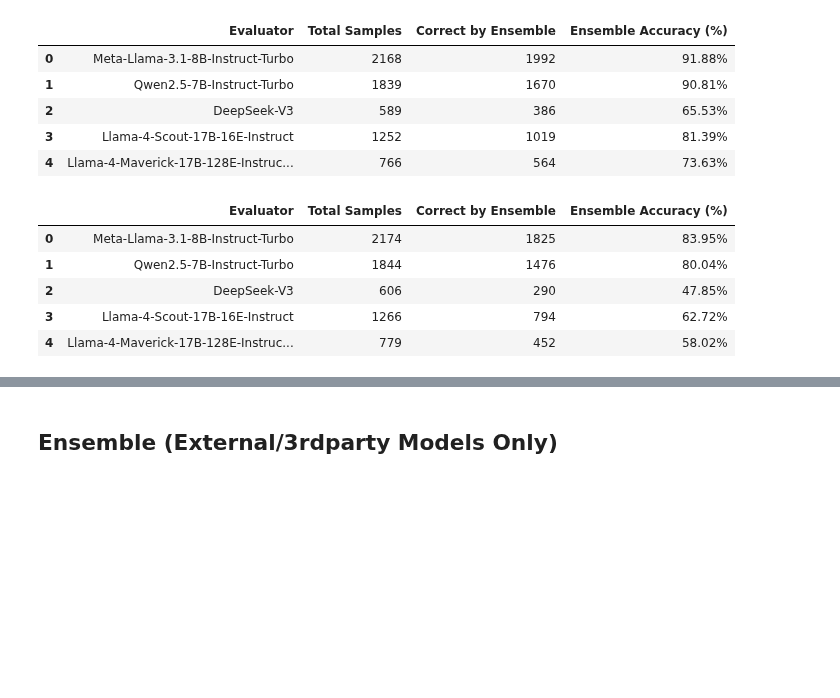
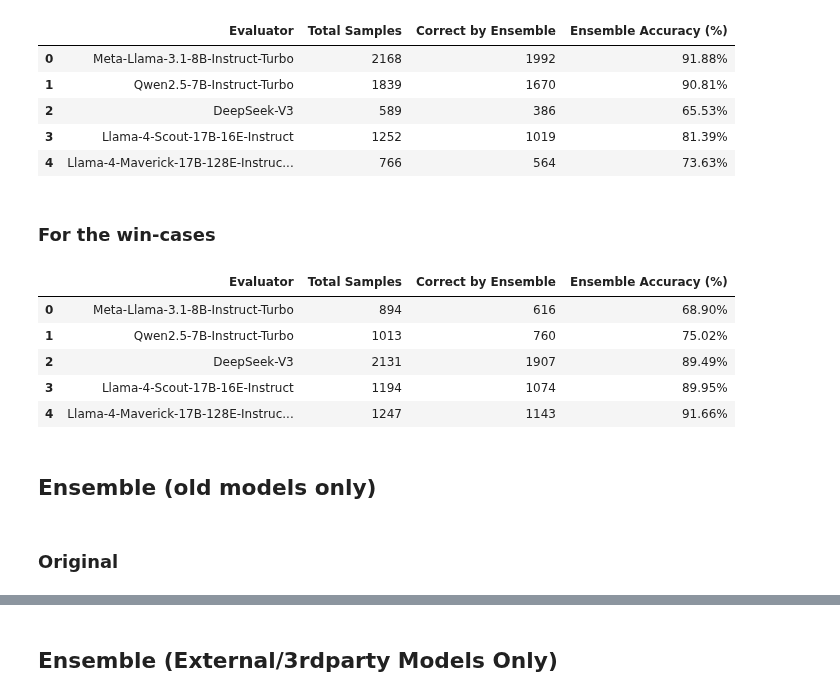
Before and after one commit to Taslim-M/self_recognition, a Jupyter notebook: analysis_quality.ipynb, the cells around one changed output, grey strips where cells are left out. Saved outputs shown, nothing was run; the diff lists cells and outputs as text; code cells hidden in the pictures; blank space fills up the shorter version.

Commit message:
complete third_party for other settings

```diff
--- a/analysis_quality.ipynb
+++ b/analysis_quality.ipynb
@@ -3366,10 +3807,6 @@ Evaluator Accuracy Results
 +----+----------------------------------------+-----------+---------+----------------+
 # %% [markdown]
 # Paraphrase (Competitor reason by Evaluator)
-# %%
-# Load JSON file into a variable
-with open('.\quality\paraphrased_by_others.json', 'r') as file:
-    responses = json.load(file)
 # %% [markdown]
 ### harmful subset (model wrong)
 # %%
@@ -4413,0 +5104,3 @@ print(tabulate(grouped_counts_df_percentage, headers="keys", tablefmt="grid", fl
+# %%
+with open(".\quality\preference_results_synonym_auto_no_text_harmful.json", 'r') as file:
+    preference_results_synonym_auto_no_text_harmful = json.load(file)
@@ -6758,6 +7940,13 @@ Evaluator Accuracy Results Overall Paraphrasing- 3rd Party Eval + Self Pref
 # # Load JSON file into a variable
 with open('.\quality\pref_results_third_party_eval_original.json', 'r') as file:
     pref_results_third_party_eval_original_harmful = json.load(file)
+
+with open('.\quality\pref_other_wrong_quality.json', 'r') as file:
+    preference_results_other_wrong = json.load(file)
+
+
+with open('.\quality\self_pref_quality.json', 'r') as file:
+    preference_results = json.load(file)
 # %%
 def classify_judge_vote(forward, backward, judge_type):
     pair = (forward, backward)
@@ -6937,60 +8213,67 @@ ensemble_accuracy_per_evaluator
+# %% [markdown]
+### For the win-cases
+# %%
+with open('.\quality\pref_other_wrong_quality.json', 'r') as file:
+    preference_results_other_wrong = json.load(file)
 # %%
-# Group records by evaluator from self_pref_quality
-from collections import defaultdict
-
 # Build ensemble lookup using just the pid
 ensemble_lookup_by_pid = {r['pid']: r for r in ensemble_results}
 
 # Initialize tracking
 evaluator_ensemble_stats = defaultdict(lambda: {"correct": 0, "total": 0})
 
-# Process each record in self_pref_quality
-for rec in self_pref_quality:
+# Function to compute ensemble correctness using majority of non-tie votes
+def majority_vote_is_correct(ensemble_rec):
+    votes = []
+    if ensemble_rec.get("judge_1_vote") in ["correct", "incorrect"]:
+        votes.append(ensemble_rec["judge_1_vote"])
+    if ensemble_rec.get("judge_2_vote") in ["correct", "incorrect"]:
+        votes.append(ensemble_rec["judge_2_vote"])
+    if "judge_3_votes" in ensemble_rec:
+        votes.extend([v for v in ensemble_rec["judge_3_votes"] if v in ["correct", "incorrect"]])
+
+    if not votes:
+        return None  # skip this record
+
+    return votes.count("correct") > votes.count("incorrect")
+
+# Process each record in preference_results_other_wrong
+for rec in preference_results_other_wrong:
     evaluator = rec['evaluator']
     pid = rec['pid']
 
-    # Look up corresponding ensemble record
     ensemble_rec = ensemble_lookup_by_pid.get(pid)
     if not ensemble_rec:
         continue
 
-    # Majority vote from 5 judges
-    judge_3_correct = ensemble_rec.get("judge_3_correct")
-    if judge_3_correct is not None and isinstance(judge_3_correct, list):
-        total_votes = [
-            ensemble_rec.get("judge_1_correct") is True,
-            ensemble_rec.get("judge_2_correct") is True,
-            *[val is True for val in judge_3_correct]
-        ]
-    else:
-        total_votes = [
-            ensemble_rec.get("judge_1_correct") is True,
-            ensemble_rec.get("judge_2_correct") is True
-        ]
-
-    correct_votes = sum(total_votes)
-    ensemble_correct = correct_votes >= 3
+    result = majority_vote_is_correct(ensemble_rec)
+    if result is None:
+        continue
 
     evaluator_ensemble_stats[evaluator]["total"] += 1
-    if ensemble_correct:
+    if result:
         evaluator_ensemble_stats[evaluator]["correct"] += 1
 
 # Format results into DataFrame
 ensemble_accuracy_per_evaluator = pd.DataFrame([
     {
         "Evaluator": evaluator,
         "Total Samples": stats["total"],
         "Correct by Ensemble": stats["correct"],
         "Ensemble Accuracy (%)": f"{(stats['correct'] / stats['total'] * 100):.2f}%" if stats["total"] > 0 else "N/A"
     }
     for evaluator, stats in evaluator_ensemble_stats.items()
 ])
 
 ensemble_accuracy_per_evaluator
 # %% [output]
 |  | Evaluator | Total Samples | Correct by Ensemble | Ensemble Accuracy (%) |
-| 0 | Meta-Llama-3.1-8B-Instruct-Turbo | 2174 | 1825 | 83.95% |
-| 1 | Qwen2.5-7B-Instruct-Turbo | 1844 | 1476 | 80.04% |
-| 2 | DeepSeek-V3 | 606 | 290 | 47.85% |
-| 3 | Llama-4-Scout-17B-16E-Instruct | 1266 | 794 | 62.72% |
-| 4 | Llama-4-Maverick-17B-128E-Instruc... | 779 | 452 | 58.02% |
+| 0 | Meta-Llama-3.1-8B-Instruct-Turbo | 894 | 616 | 68.90% |
+| 1 | Qwen2.5-7B-Instruct-Turbo | 1013 | 760 | 75.02% |
+| 2 | DeepSeek-V3 | 2131 | 1907 | 89.49% |
+| 3 | Llama-4-Scout-17B-16E-Instruct | 1194 | 1074 | 89.95% |
+| 4 | Llama-4-Maverick-17B-128E-Instruc... | 1247 | 1143 | 91.66% |
+# %% [markdown]
+## Ensemble (old models only)
+# %% [markdown]
+### Original
```
Also changed, not shown: parts of 73 cells of this notebook, 6 other files.
